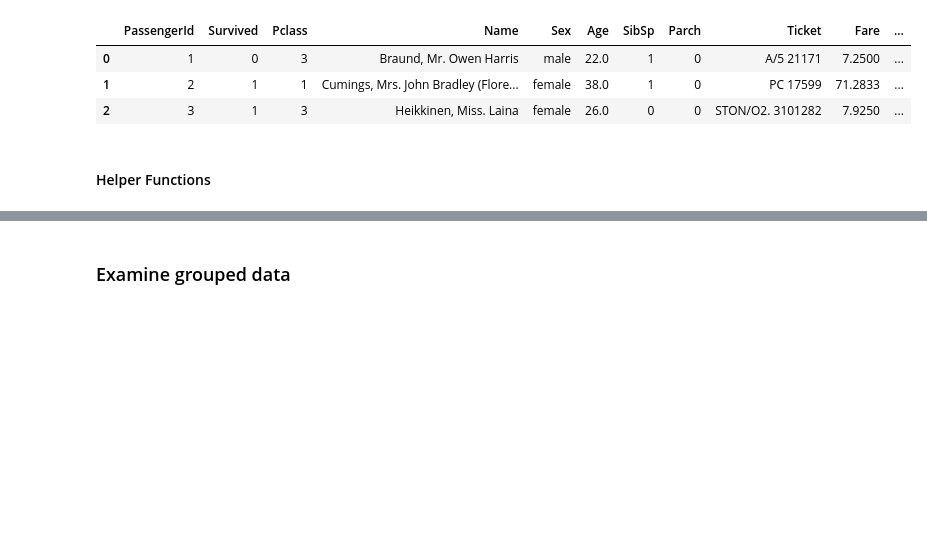
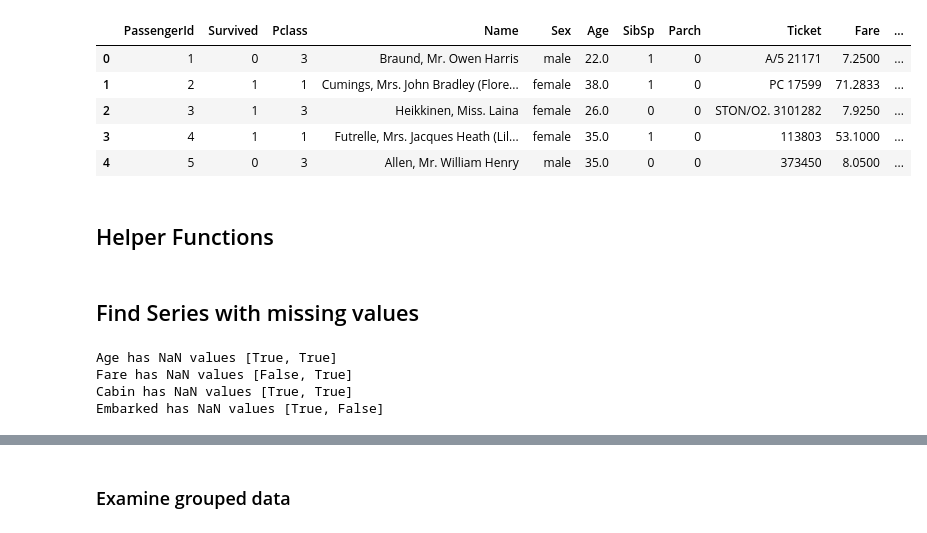
Before and after one commit to jeffyancey/Kaggle, a Jupyter notebook: develop/Titanic.ipynb, the cells around one changed output, grey strips where cells are left out. Cells and saved outputs as stored; diff of their text form; code cells hidden in the pictures; blank space fills up the shorter version.

```diff
--- a/develop/Titanic.ipynb
+++ b/develop/Titanic.ipynb
@@ -10,12 +10,15 @@ qgrid.set_defaults(remote_js=True, show_toolbar=False)
 # %%
 train = pd.read_csv('../data/titanic_train.csv')
 test = pd.read_csv('../data/titanic_test.csv')
-full_data = [train, test]
+full_data = train.append(test)
+full_data.drop('Survived', axis=1)
 
-train.head(3)
+train.head()
 # %% [output]
 |  | PassengerId | Survived | Pclass | Name | Sex | Age | SibSp | Parch | Ticket | Fare | ... |
 | 0 | 1 | 0 | 3 | Braund, Mr. Owen Harris | male | 22.0 | 1 | 0 | A/5 21171 | 7.2500 | ... |
 | 1 | 2 | 1 | 1 | Cumings, Mrs. John Bradley (Flore... | female | 38.0 | 1 | 0 | PC 17599 | 71.2833 | ... |
 | 2 | 3 | 1 | 3 | Heikkinen, Miss. Laina | female | 26.0 | 0 | 0 | STON/O2. 3101282 | 7.9250 | ... |
+| 3 | 4 | 1 | 1 | Futrelle, Mrs. Jacques Heath (Lil... | female | 35.0 | 1 | 0 | 113803 | 53.1000 | ... |
+| 4 | 5 | 0 | 3 | Allen, Mr. William Henry | male | 35.0 | 0 | 0 | 373450 | 8.0500 | ... |
 # %%
@@ -23,5 +26,5 @@ qgrid.show_grid(train[['Name', 'Sex', 'Age', 'SibSp', 'Parch', 'Pclass', 'Fare',
 # %% [markdown]
-#### Helper Functions
+## Helper Functions
 # %%
 def any_nan(series):
     return series.isnull().values.any()
@@ -33,0 +34,12 @@ def get_title(name):
+# %% [markdown]
+## Find Series with missing values
+# %%
+for col in test.columns:
+    missing = map(any_nan, [train[col], test[col]])
+    if True in missing:
+        print col, 'has NaN values', missing
+# %% [output]
+Age has NaN values [True, True]
+Fare has NaN values [False, True]
+Cabin has NaN values [True, True]
+Embarked has NaN values [True, False]
```
Also changed, not shown: parts of 32 cells of this notebook.
